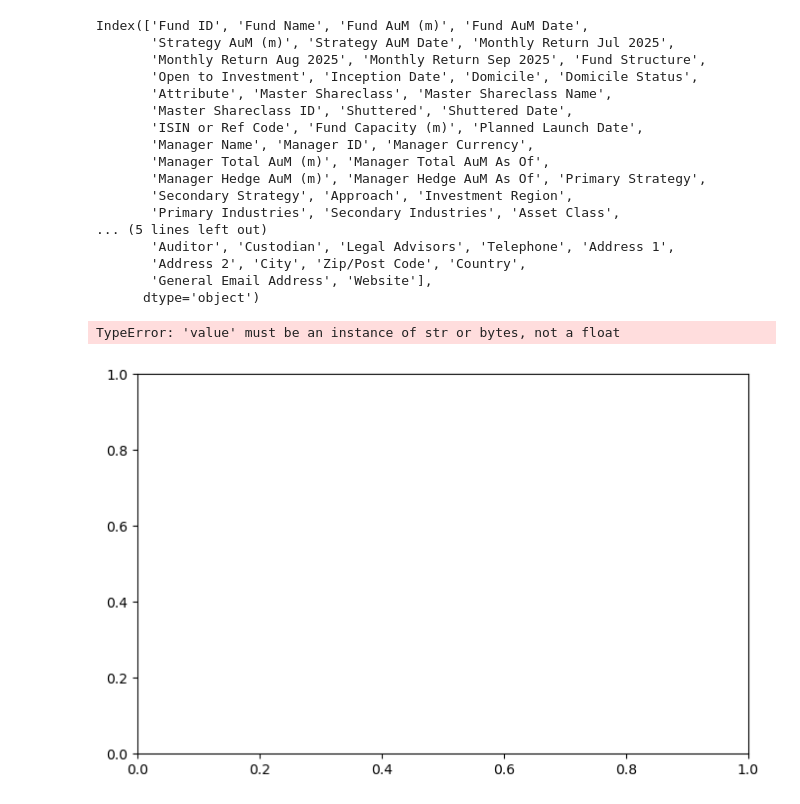
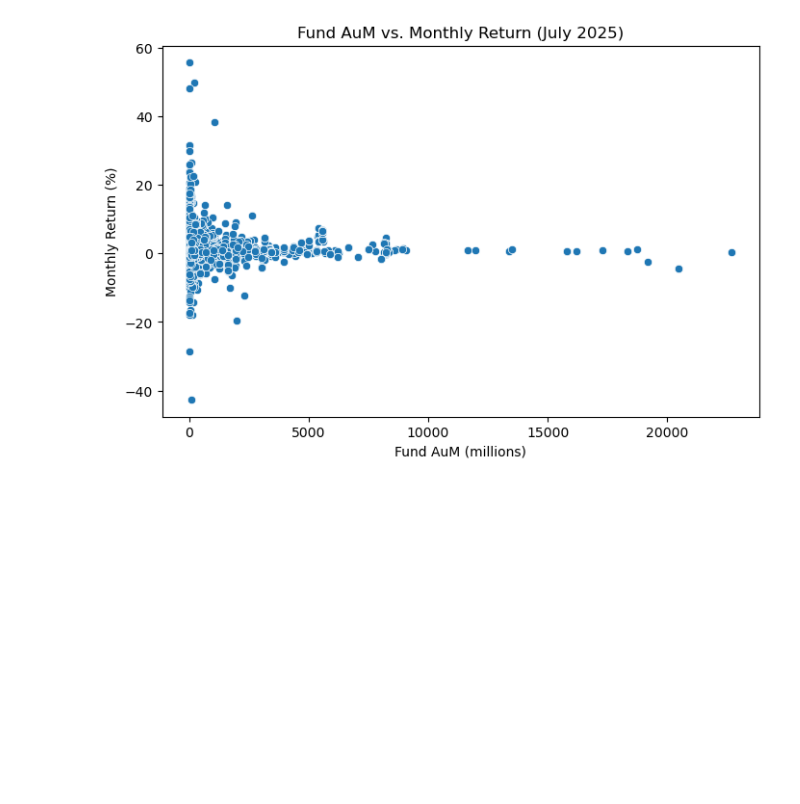
Before and after one commit to ThiagoFasolo/DS4200-Project, a Jupyter notebook: DS4200 Project Code.ipynb, the cells around one changed output. Drawn from its saved outputs; the diff is of its cells as text; code cells hidden in the pictures; blank space fills up the shorter version.

```diff
--- a/DS4200 Project Code.ipynb
+++ b/DS4200 Project Code.ipynb
@@ -1,43 +1,29 @@
-# %%
-import pandas as pd
-import seaborn as sns
-import matplotlib.pyplot as plt
-
-
-data = pd.read_csv("20250810_funds_open-end-fund-profile.csv")
-
-
-# Quick check of the column names
-print(data.columns)
-
-# Make sure the columns exist and have numeric data
-x = data["Fund AuM (m)"]
-y = data["Monthly Return Jul 2025"]
-
-# Basic scatter plot (better for continuous variables)
-plt.figure(figsize=(8,5))
-plt.scatter(x, y)
-plt.xlabel("Fund AuM (millions)")
-plt.ylabel("Monthly Return (July 2025)")
-plt.title("Relationship between Fund AuM and July 2025 Monthly Return")
-plt.show()
-# %% [output]
-Index(['Fund ID', 'Fund Name', 'Fund AuM (m)', 'Fund AuM Date',
-       'Strategy AuM (m)', 'Strategy AuM Date', 'Monthly Return Jul 2025',
-       'Monthly Return Aug 2025', 'Monthly Return Sep 2025', 'Fund Structure',
-       'Open to Investment', 'Inception Date', 'Domicile', 'Domicile Status',
-       'Attribute', 'Master Shareclass', 'Master Shareclass Name',
-       'Master Shareclass ID', 'Shuttered', 'Shuttered Date',
-       'ISIN or Ref Code', 'Fund Capacity (m)', 'Planned Launch Date',
-       'Manager Name', 'Manager ID', 'Manager Currency',
-       'Manager Total AuM (m)', 'Manager Total AuM As Of',
-       'Manager Hedge AuM (m)', 'Manager Hedge AuM As Of', 'Primary Strategy',
-       'Secondary Strategy', 'Approach', 'Investment Region',
-       'Primary Industries', 'Secondary Industries', 'Asset Class',
-... (5 lines left out)
-       'Auditor', 'Custodian', 'Legal Advisors', 'Telephone', 'Address 1',
-       'Address 2', 'City', 'Zip/Post Code', 'Country',
-       'General Email Address', 'Website'],
-      dtype='object')
-TypeError: 'value' must be an instance of str or bytes, not a float
-[figure, removed]
+# %%
+import pandas as pd
+import seaborn as sns
+import matplotlib.pyplot as plt
+
+# Load the CSV
+data = pd.read_csv("20250810_funds_open-end-fund-performance.csv")
+
+# Clean the columns
+data["Monthly Return Jul 2025"] = (
+    data["Monthly Return Jul 2025"]
+    .astype(str)
+    .str.replace("%", "", regex=False)
+)
+data["Monthly Return Jul 2025"] = pd.to_numeric(data["Monthly Return Jul 2025"], errors="coerce")
+data["Fund AuM (m)"] = pd.to_numeric(data["Fund AuM (m)"], errors="coerce")
+
+# Drop NaN values
+data = data.dropna(subset=["Fund AuM (m)", "Monthly Return Jul 2025"])
+
+# Plot
+plt.figure(figsize=(8,5))
+sns.scatterplot(data=data, x="Fund AuM (m)", y="Monthly Return Jul 2025")
+plt.title("Fund AuM vs. Monthly Return (July 2025)")
+plt.xlabel("Fund AuM (millions)")
+plt.ylabel("Monthly Return (%)")
+plt.show()
+# %% [output]
+[figure, added]
```
